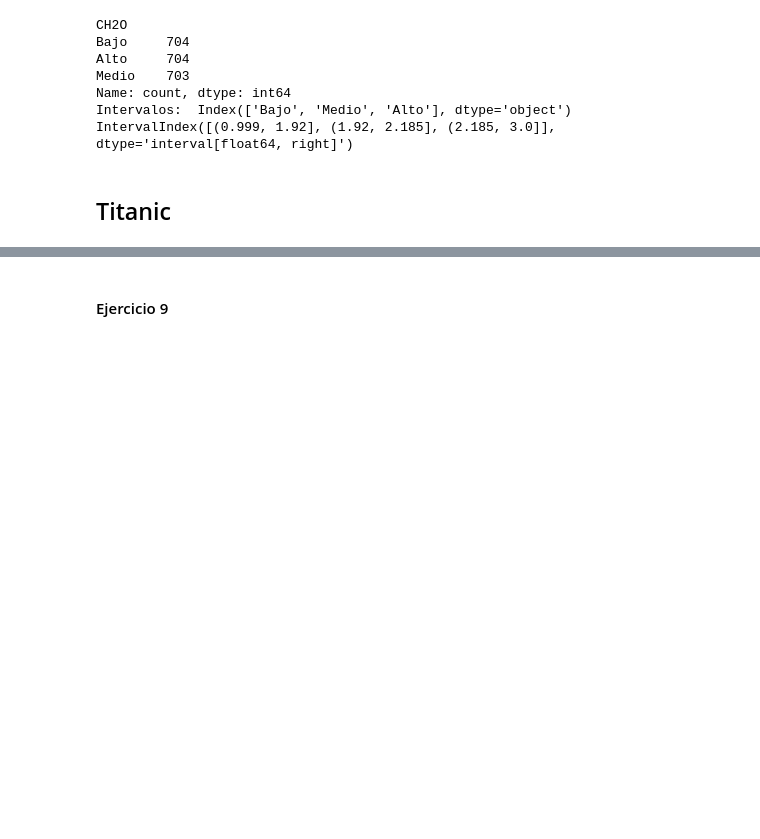
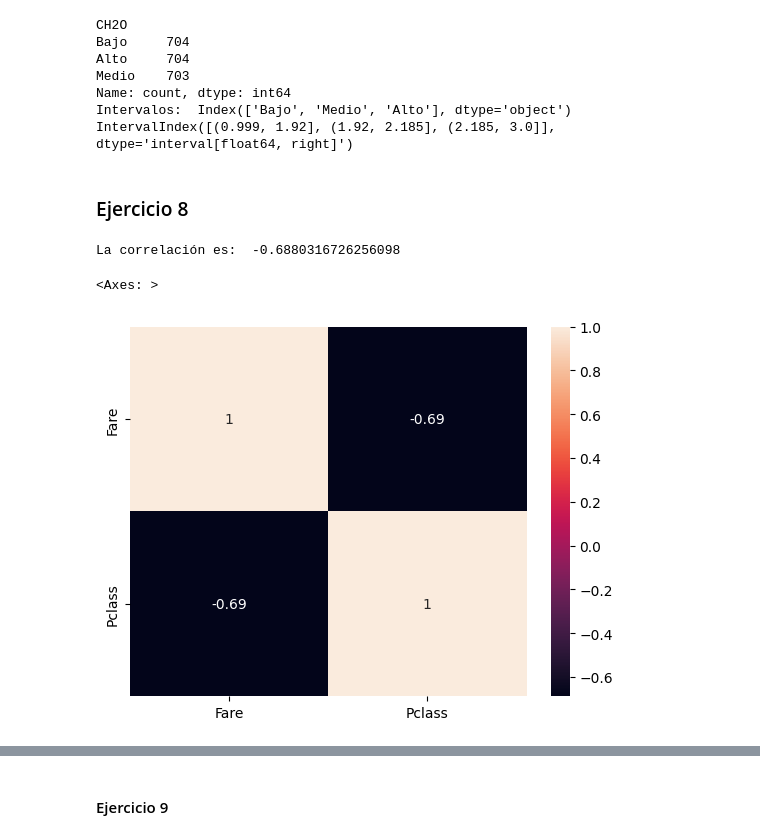
Before and after one commit to santiFie/Deep-Learning---2025, a Jupyter notebook: Práctica 1/Resolución.ipynb, the cells around one changed output, grey strips where cells are left out. Saved outputs shown, nothing was run; the diff lists cells and outputs as text; code cells hidden in the pictures; blank space fills up the shorter version.

```diff
--- a/Práctica 1/Resolución.ipynb
+++ b/Práctica 1/Resolución.ipynb
@@ -150,5 +164,16 @@ Medio    703
 Name: count, dtype: int64
 Intervalos:  Index(['Bajo', 'Medio', 'Alto'], dtype='object')
 IntervalIndex([(0.999, 1.92], (1.92, 2.185], (2.185, 3.0]], dtype='interval[float64, right]')
-# %% [markdown]
-## Titanic
+# %% [markdown]
+### Ejercicio 8
+# %%
+import seaborn as sns
+datos = pd.read_csv(DATOS_DIR + 'titanic.csv')
+
+correlacion = datos["Fare"].corr(datos["Pclass"], method='spearman')
+print ("La correlación es: ", correlacion)
+sns.heatmap(datos[["Fare", "Pclass"]].corr(method='spearman'), annot=True)
+# %% [output]
+La correlación es:  -0.6880316726256098
+<Axes: >
+[figure, added]
```
Also changed, not shown: parts of 17 cells of this notebook.
